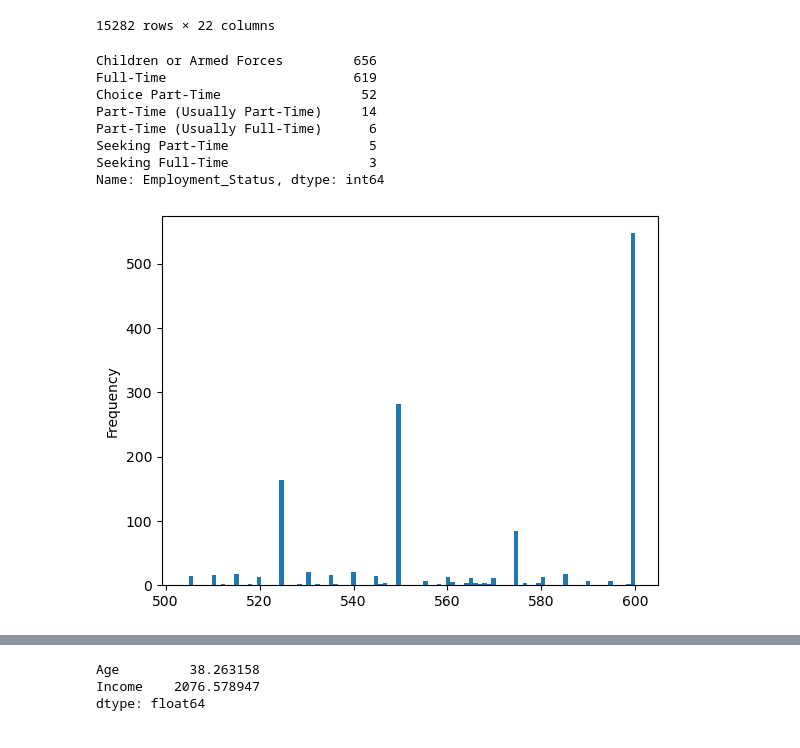
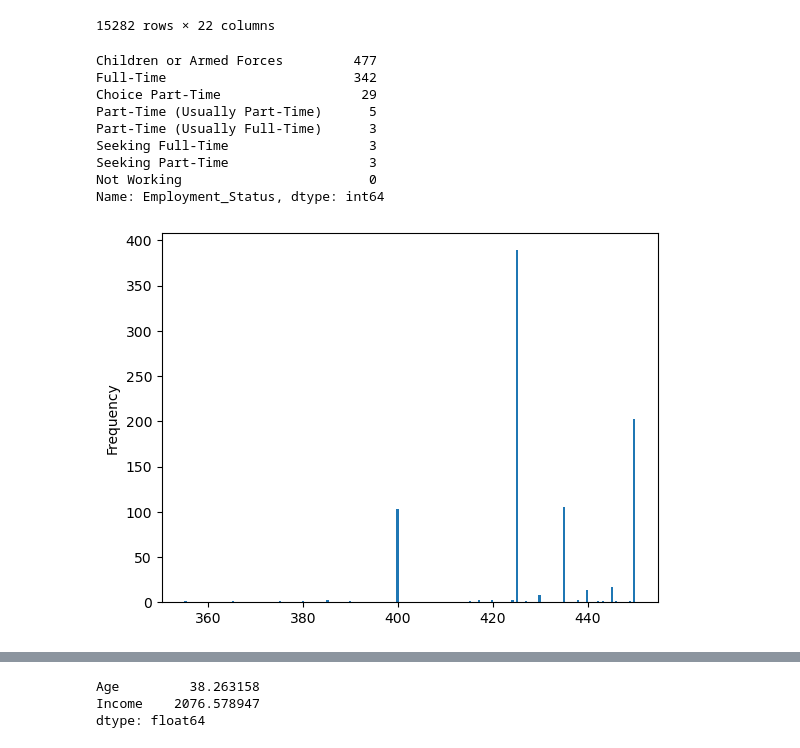
Before and after one commit to jjh0987/MyProject, a Jupyter notebook: pythonProject/dacon/income prediction/Untitled1.ipynb, the cells around one changed output, grey strips where cells are left out. Drawn from its saved outputs; the diff is of its cells as text; code cells hidden in the pictures.

```diff
--- a/pythonProject/dacon/income prediction/Untitled1.ipynb
+++ b/pythonProject/dacon/income prediction/Untitled1.ipynb
@@ -36,17 +44,18 @@ train
 | 19999 | 41 | F | High graduate | Children or Armed Forces | 52 | Public Administration | ... |
 15282 rows × 22 columns
 # %%
-s = 500
+s = 350
 e = s + 100
-train[(train['Income'] > s) & (train['Income'] <= e)]['Income'].plot.hist(bins=100)
+train[(train['Income'] > s) & (train['Income'] <= e)]['Income'].plot.hist(bins=200)
 train[(train['Income'] > s) & (train['Income'] <= e)]['Employment_Status'].value_counts()
 # %% [output]
-Children or Armed Forces         656
-Full-Time                        619
-Choice Part-Time                  52
-Part-Time (Usually Part-Time)     14
-Part-Time (Usually Full-Time)      6
-Seeking Part-Time                  5
+Children or Armed Forces         477
+Full-Time                        342
+Choice Part-Time                  29
+Part-Time (Usually Part-Time)      5
+Part-Time (Usually Full-Time)      3
 Seeking Full-Time                  3
+Seeking Part-Time                  3
+Not Working                        0
 Name: Employment_Status, dtype: int64
-[figure, old version]
+[figure, new version]
```
Also changed, not shown: parts of 18 cells of this notebook, 9 other files.
